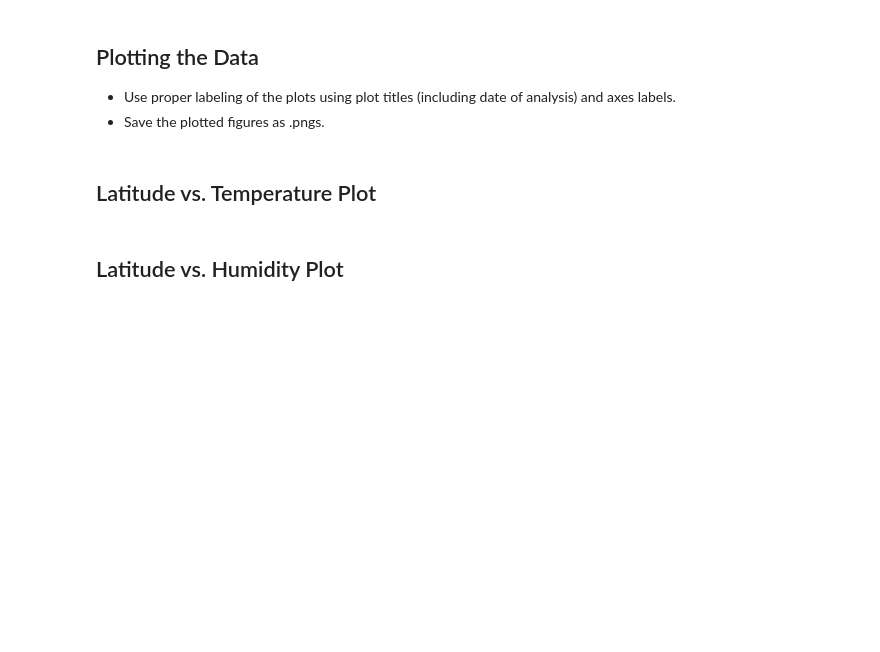
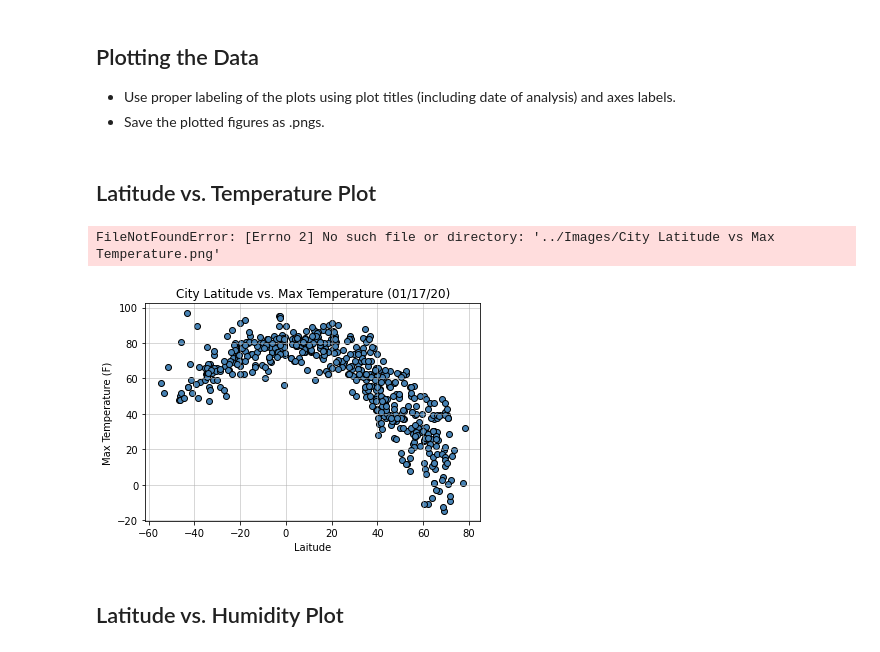
Before and after one commit to sjryandesigns/Python-API-Challenge, a Jupyter notebook: WeatherPy.ipynb, the cells around one changed output. Cells and saved outputs as stored; diff of their text form; code cells hidden in the pictures; blank space fills up the shorter version.

```diff
--- a/WeatherPy.ipynb
+++ b/WeatherPy.ipynb
@@ -168,23 +172,26 @@ dtype: int64
 # %% [markdown]
 ## Latitude vs. Temperature Plot
 # %%
-# # Create Latitude vs. Temperature Plot scatter plot
-# plt.scatter(weather_dict["Lat"], weather_dict["Max Temp"], facecolor = "steelblue", edgecolor = "black")
+# Create Latitude vs. Temperature Plot scatter plot
+plt.scatter(weather_dict["Latitude"], weather_dict["Max Temp"], facecolor = "steelblue", edgecolor = "black")
 
-# # Set title
-# plt.title("City Latitude vs. Max Temperature (01/17/20)")
+# Set title
+plt.title("City Latitude vs. Max Temperature (01/17/20)")
 
-# # Set x axis label
-# plt.xlabel("Laitude")
+# Set x axis label
+plt.xlabel("Laitude")
 
-# # Set y axis label
-# plt.ylabel("Max Temperature (F)")
+# Set y axis label
+plt.ylabel("Max Temperature (F)")
 
-# # Set grid line
-# plt.grid(linestyle='-', linewidth=1, alpha = 0.5)
+# Set grid line
+plt.grid(linestyle='-', linewidth=1, alpha = 0.5)
 
-# # Save the plotted figure as .pngs
-# plt.savefig("../Images/City Latitude vs Max Temperature.png")
+# Save the plotted figure as .pngs
+plt.savefig("../Images/City Latitude vs Max Temperature.png")
+# %% [output]
+FileNotFoundError: [Errno 2] No such file or directory: '../Images/City Latitude vs Max Temperature.png'
+[figure, added]
 # %% [markdown]
 ## Latitude vs. Humidity Plot
 # %%
```
Also changed, not shown: parts of 5 cells of this notebook, 1 other file.
